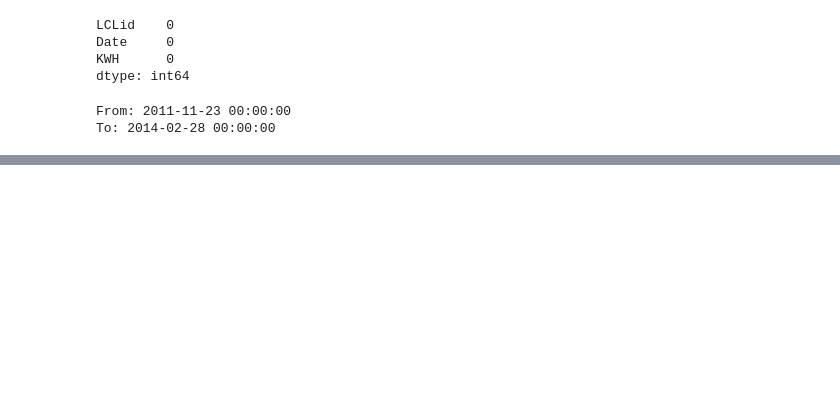
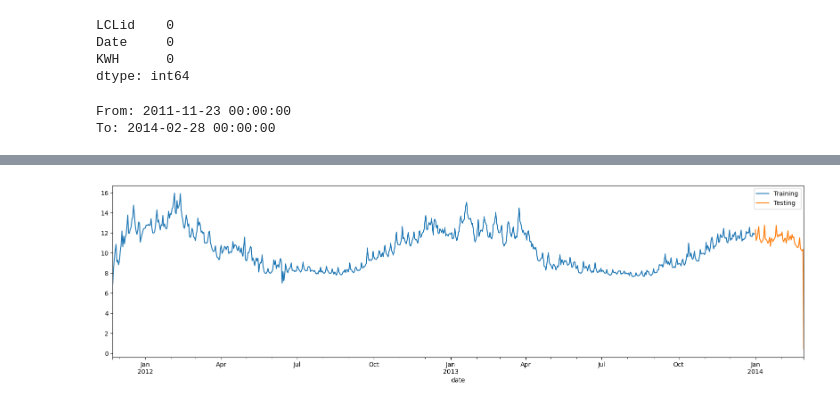
Before and after one commit to alvaro-limon/ml_forecasting_tests, a Jupyter notebook: lgbm_london_energy_data.ipynb, the cells around one changed output, grey strips where cells are left out. Drawn from its saved outputs; the diff is of its cells as text; code cells hidden in the pictures; blank space fills up the shorter version.

```diff
--- a/lgbm_london_energy_data.ipynb
+++ b/lgbm_london_energy_data.ipynb
@@ -27,0 +53,7 @@ df_avg_consumption.plot(x='date', y='consumption')
+# %%
+figure, ax = plt.subplots(figsize=(20, 5))
+training_data.plot(ax=ax, label="Training", x="date", y="consumption")
+testing_data.plot(ax=ax, label="Testing", x="date", y="consumption")
+plt.show()
+# %% [output]
+[figure, added]
```
Also changed, not shown: parts of 8 cells of this notebook, 1 other file.
